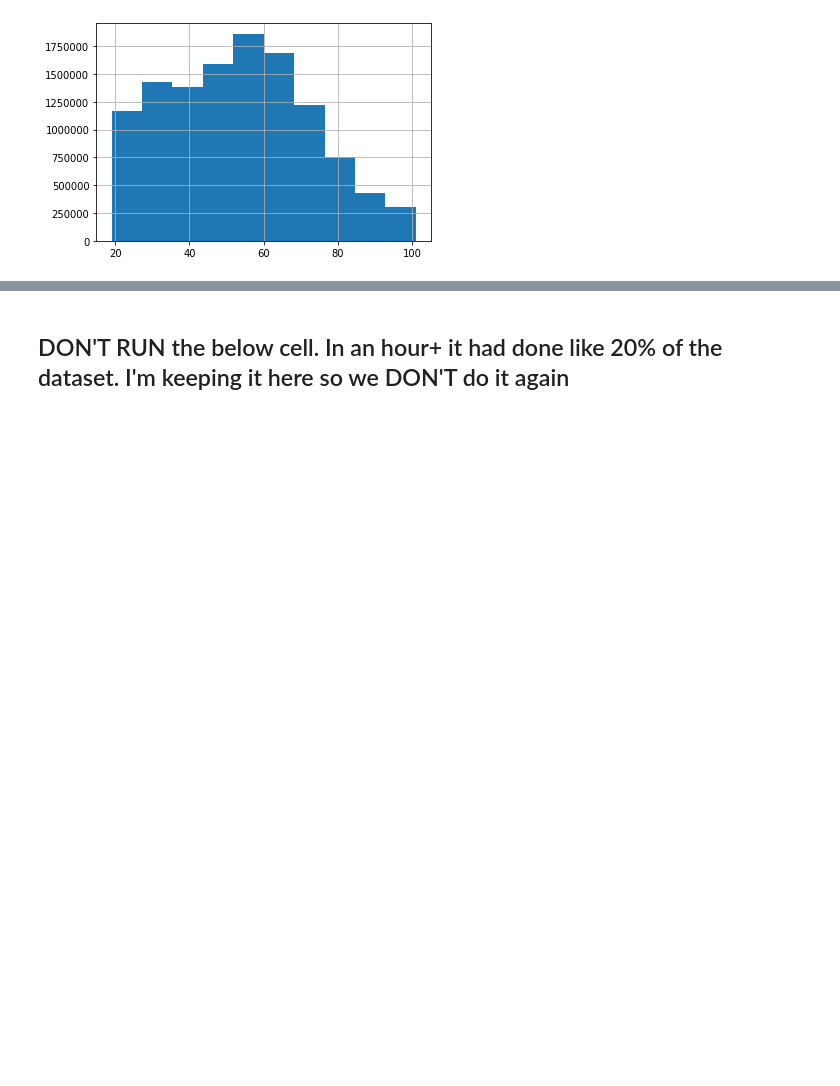
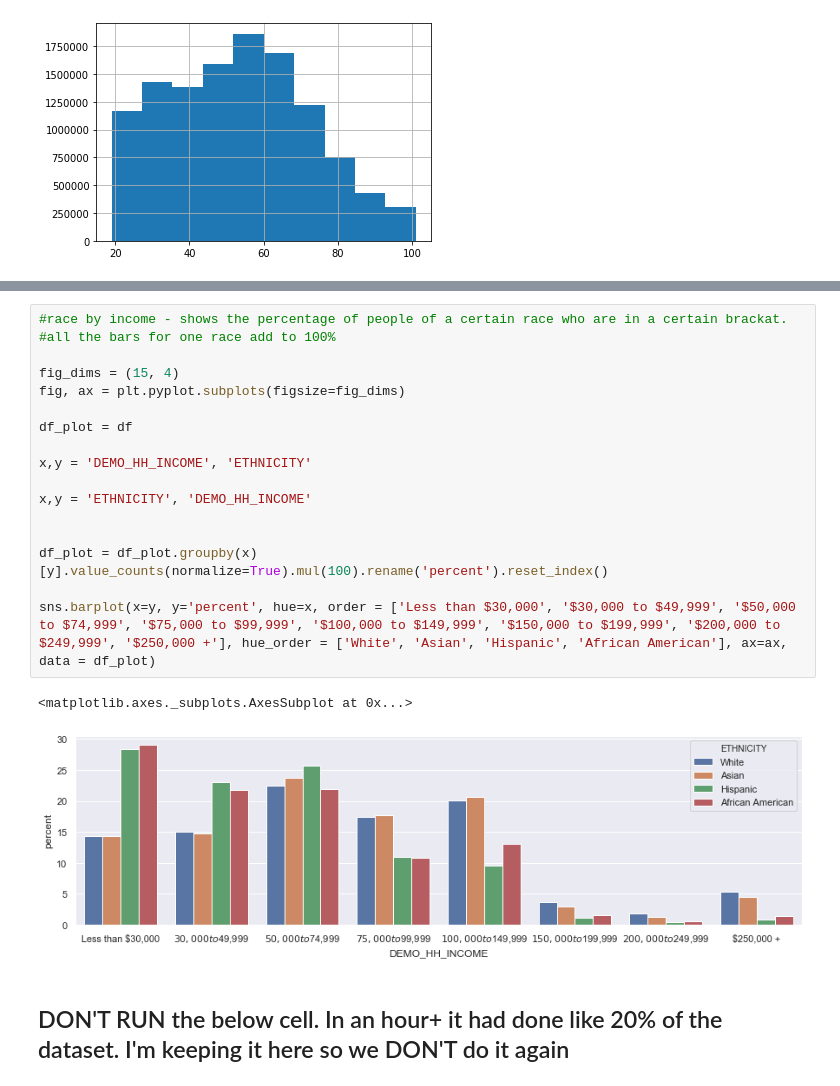
Before and after one commit to lyubah/DataXKinesso, a Jupyter notebook: EDA-2.ipynb, the cells around one changed output, grey strips where cells are left out. Saved outputs shown, nothing was run; the diff lists cells and outputs as text; blank space fills up the shorter version.

```diff
--- a/EDA-2.ipynb
+++ b/EDA-2.ipynb
@@ -155,3 +210,23 @@ one_hot_income['AGE'].hist()
+# %%
+#race by income - shows the percentage of people of a certain race who are in a certain brackat.
+#all the bars for one race add to 100%
+
+fig_dims = (15, 4)
+fig, ax = plt.pyplot.subplots(figsize=fig_dims)
+
+df_plot = df
+
+x,y = 'DEMO_HH_INCOME', 'ETHNICITY'
+
+x,y = 'ETHNICITY', 'DEMO_HH_INCOME'
+
+
+df_plot = df_plot.groupby(x)[y].value_counts(normalize=True).mul(100).rename('percent').reset_index()
+
+sns.barplot(x=y, y='percent', hue=x, order = ['Less than $30,000', '$30,000 to $49,999', '$50,000 to $74,999', '$75,000 to $99,999', '$100,000 to $149,999', '$150,000 to $199,999', '$200,000 to $249,999', '$250,000 +'], hue_order = ['White', 'Asian', 'Hispanic', 'African American'], ax=ax, data = df_plot)
+# %% [output]
+<matplotlib.axes._subplots.AxesSubplot at 0x...>
+[figure, added]
 # %% [markdown]
 ## DON'T RUN the below cell. In an hour+ it had done like 20% of the dataset. I'm keeping it here so we DON'T do it again
 # %%
```
Also changed, not shown: parts of 7 cells of this notebook, 1 other file.
